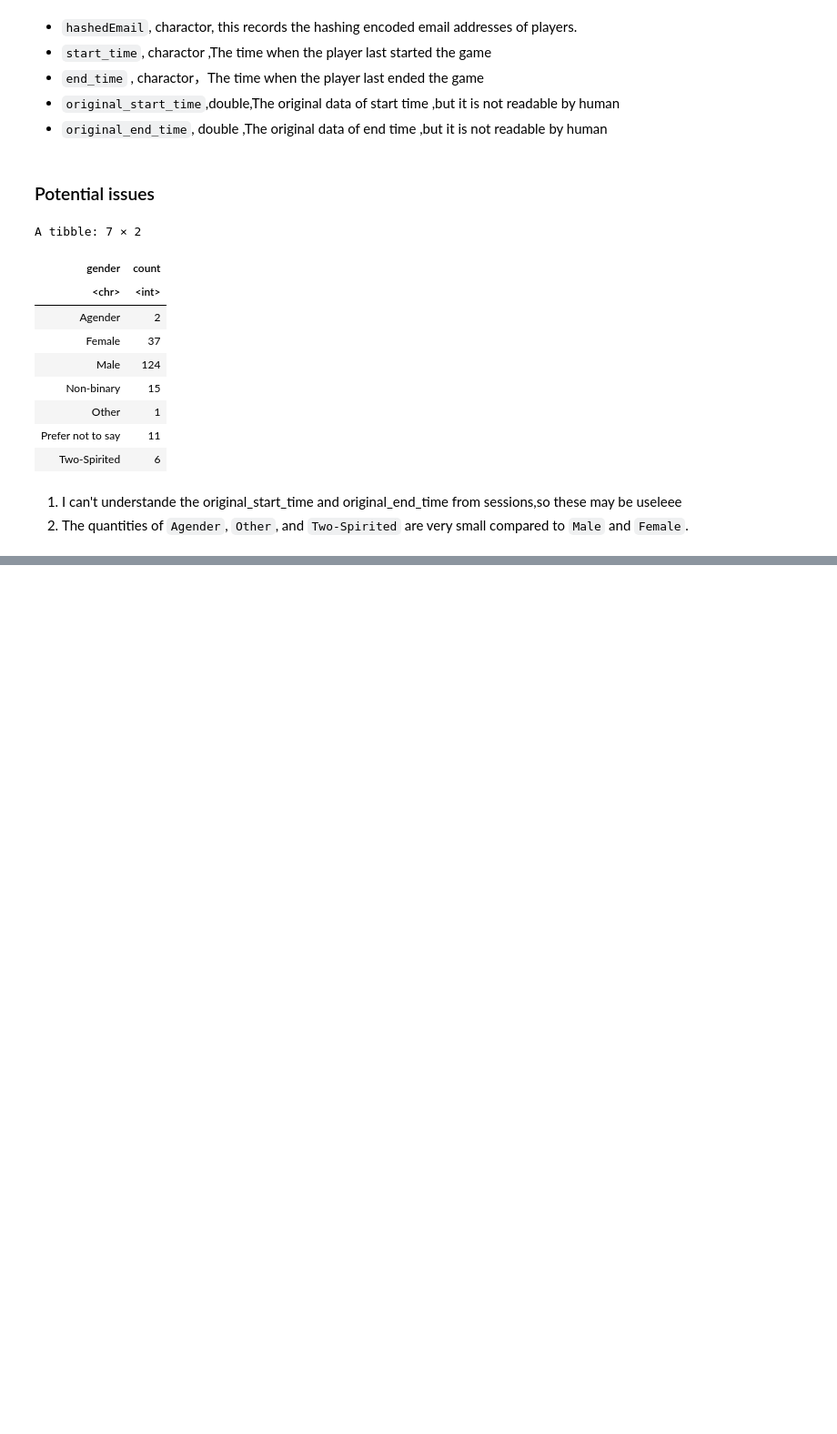
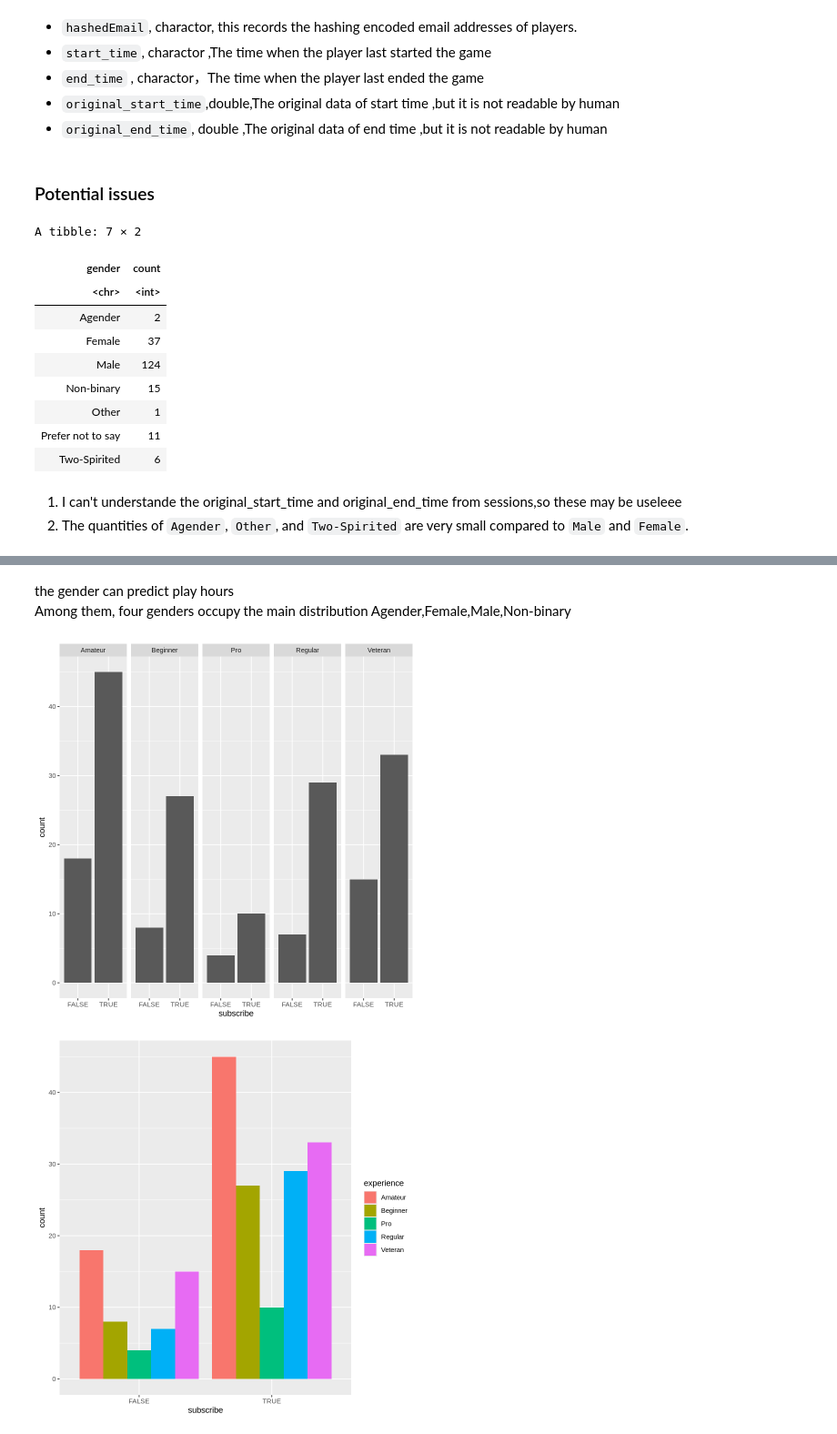
Before and after one commit to HouyangZhang/Individual-Plan, a Jupyter notebook: Individual Plan.ipynb, the cells around one changed output, grey strips where cells are left out. Shown at 91% size. Cells and saved outputs as stored; diff of their text form; code cells hidden in the pictures; blank space fills up the shorter version.

Commit message:
sixth commit
The individual plan was completed, some data were visualized, and explanations and descriptions were made

```diff
--- a/Individual Plan.ipynb
+++ b/Individual Plan.ipynb
@@ -94,0 +109,9 @@ A tibble: 7 × 2
+# %% [markdown]
+the gender can predict play hours
+Among them, four genders occupy the main distribution Agender,Female,Male,Non-binary
+# %%
+ggplot(players, aes(x=subscribe)) + geom_bar() + facet_grid(cols = vars(experience))
+ggplot(players, aes(x=subscribe)) + geom_bar(aes(fill=experience), position="dodge")
+# %% [output]
+[figure, added]
+[figure, added]
```
Also changed, not shown: parts of 4 cells of this notebook.
